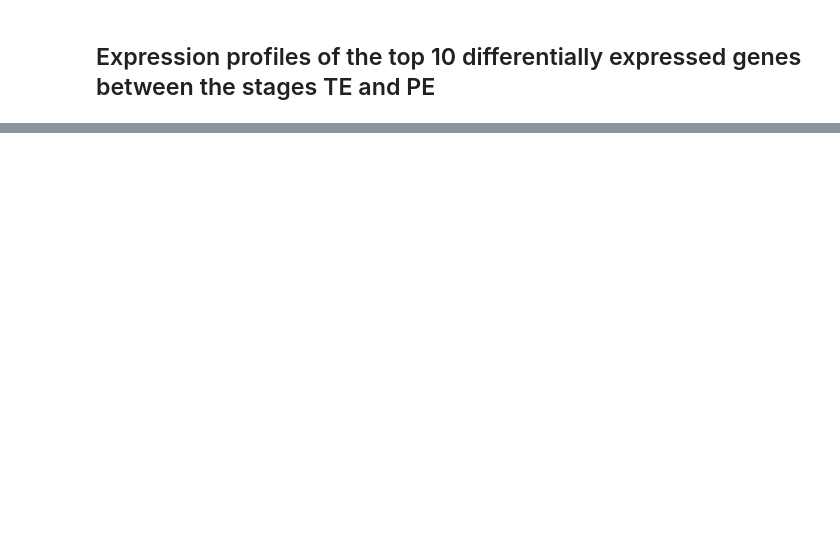
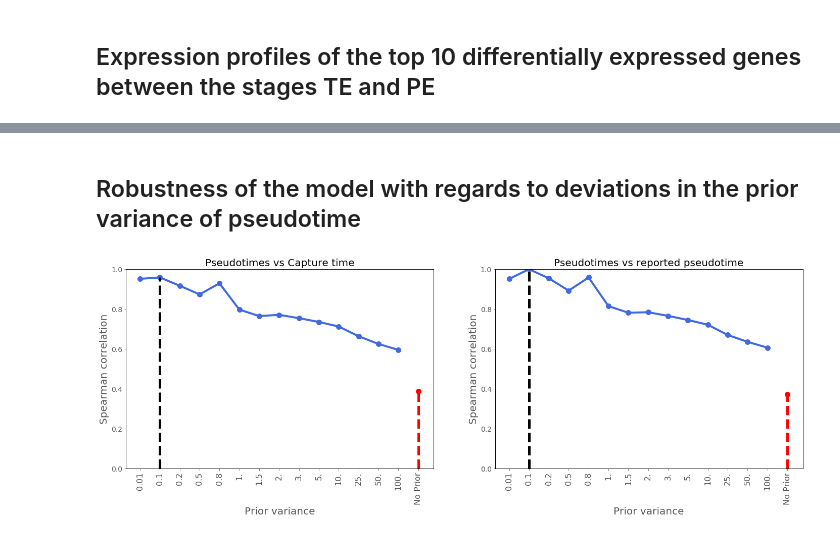
Before and after one commit to ManchesterBioinference/GrandPrix, a Jupyter notebook: notebooks/Guo.ipynb, the cells around one changed output, grey strips where cells are left out. Saved outputs shown, nothing was run; the diff lists cells and outputs as text; code cells hidden in the pictures; blank space fills up the shorter version.

Commit message:
robustness across pseudotime

```diff
--- a/notebooks/Guo.ipynb
+++ b/notebooks/Guo.ipynb
@@ -209,0 +205,17 @@ for row in ax:
+# %% [markdown]
+## Robustness of the model with regards to deviations in the prior variance of pseudotime
+# %%
+varDf = pd.read_csv('../data/Guo/guo_prior_variance_values.csv', index_col=[0])
+# %%
+from scipy.stats import spearmanr
+from matplotlib import pyplot as plt
+from utils import plot_robustness_across_prior_variance
+fig, ax = plt.subplots(nrows=1, ncols=2, sharey=True, figsize=(24, 16))
+plt.subplot(2, 2, 1)
+plot_robustness_across_prior_variance(varDf['correlation'], spearmanr(pt_np[:,0], ct)[0],
+                                      'Pseudotimes vs Capture time', 'Prior variance', 'Spearman correlation')
+plt.subplot(2, 2, 2)
+plot_robustness_across_prior_variance(varDf['cor_var_reported_pt'], spearmanr(pt_np[:,0], pt_wp[:,0])[0],
+               'Pseudotimes vs reported pseudotime', 'Prior variance', 'Spearman correlation')
+# %% [output]
+[figure, added]
```
Also changed, not shown: parts of 9 cells of this notebook, 1 other file.
